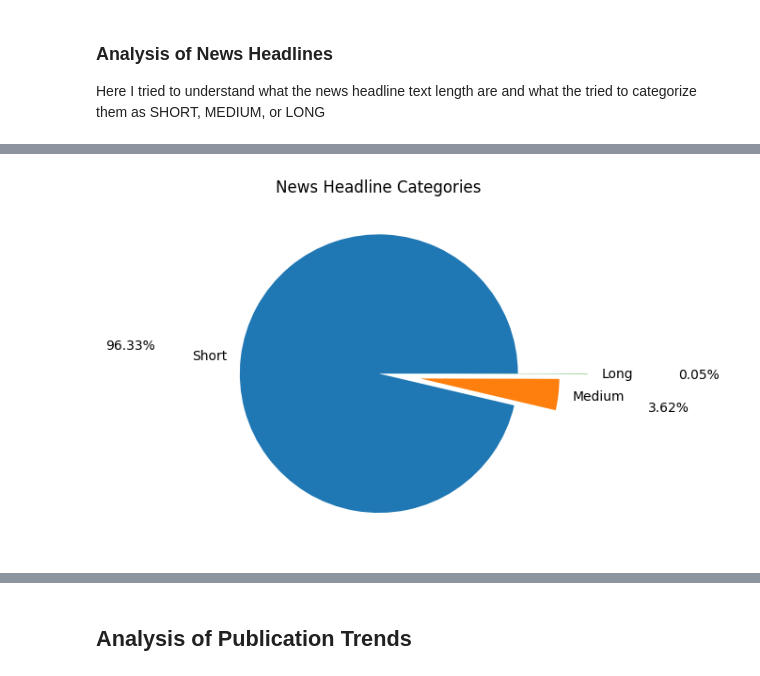
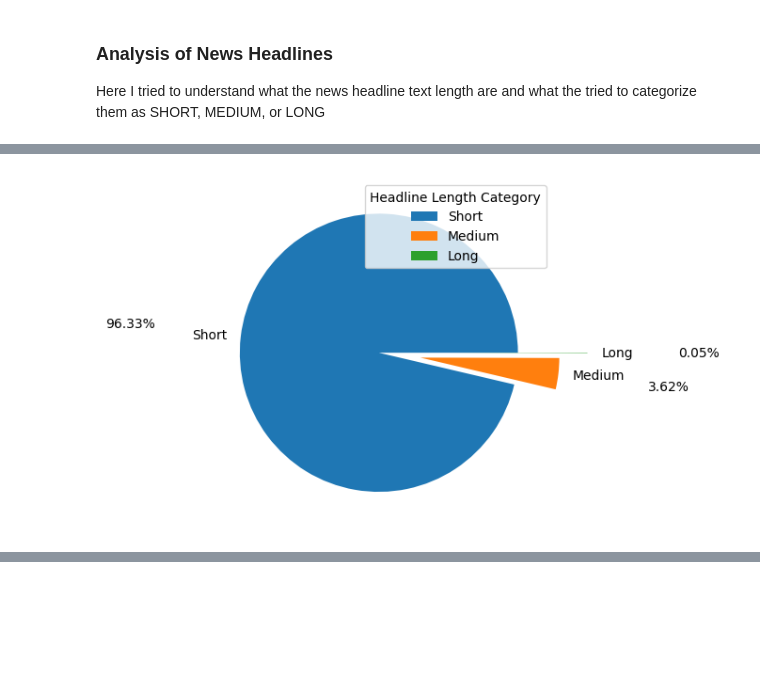
Before and after one commit to leuel-a/news-sentiment-stock-prediction, a Jupyter notebook: notebooks/stock_news_sentiment.ipynb, the cells around one changed output, grey strips where cells are left out. Saved outputs shown, nothing was run; the diff lists cells and outputs as text; code cells hidden in the pictures; blank space fills up the shorter version.

```diff
--- a/notebooks/stock_news_sentiment.ipynb
+++ b/notebooks/stock_news_sentiment.ipynb
@@ -102,7 +119,8 @@ end = df["headline_length"].max()
 
 bins = np.linspace(start, end, 4)
 
-df["headline_length_category"] = pd.cut(df["headline_length"], bins=np.linspace(start, end, 4), labels=["Short", "Medium", "Long"])
+df["headline_length_category"] = pd.cut(df["headline_length"], bins=np.linspace(start, end, 4),
+                                        labels=["Short", "Medium", "Long"])
 
 df.head()
 # %% [output]
@@ -135,15 +153,20 @@ df.head()
 # %%
 headline_length_category_counts = df["headline_length_category"].value_counts()
 
 explode = [0, 0.3, 0.5]
+labels = headline_length_category_counts.index
+values = headline_length_category_counts.values
 
-plt.title("News Headline Categories")
+# Create the pie plot
+fig, ax = plt.subplots()
 
-plt.pie(headline_length_category_counts.values, labels=headline_length_category_counts.index, explode=explode, autopct="%.2f%%", pctdistance=1.8)
+ax.pie(values, labels=labels, autopct="%.2f%%", pctdistance=1.8, explode=explode)
+ax.legend(labels, title="Headline Length Category")
 
+# Display the plot
 plt.show()
 # %% [output]
-[figure, old version]
+[figure, new version]
 # %%
 sia = SentimentIntensityAnalyzer()
 # %%
@@ -174,5 +197,3 @@ df.head()
 | 2020-05-26 08:30:07+00:00 | 71 Biggest Movers From Friday | https://www.benzinga.com/news/20/... | Lisa Levin | A | 2020-05-26 | 08:30:07 | 29 | Short | ... |
 | 2020-05-22 16:45:06+00:00 | 46 Stocks Moving In Friday's Mid-... | https://www.benzinga.com/news/20/... | Lisa Levin | A | 2020-05-22 | 16:45:06 | 44 | Short | ... |
 | 2020-05-22 15:38:59+00:00 | B of A Securities Maintains Neutr... | https://www.benzinga.com/news/20/... | Vick Meyer | A | 2020-05-22 | 15:38:59 | 87 | Short | ... |
-# %% [markdown]
-## Analysis of Publication Trends
```
Also changed, not shown: parts of 26 cells of this notebook, 1 other file.
